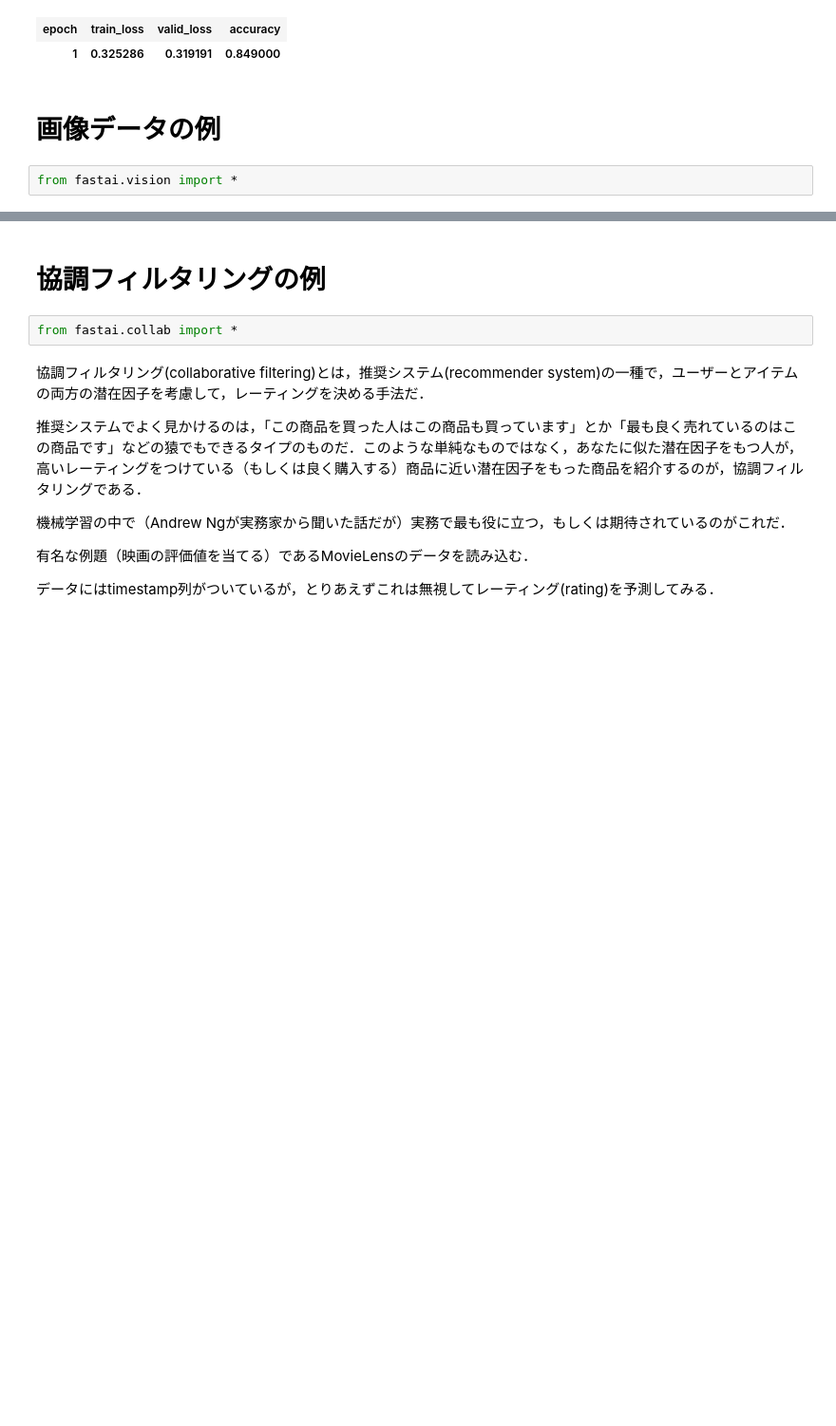
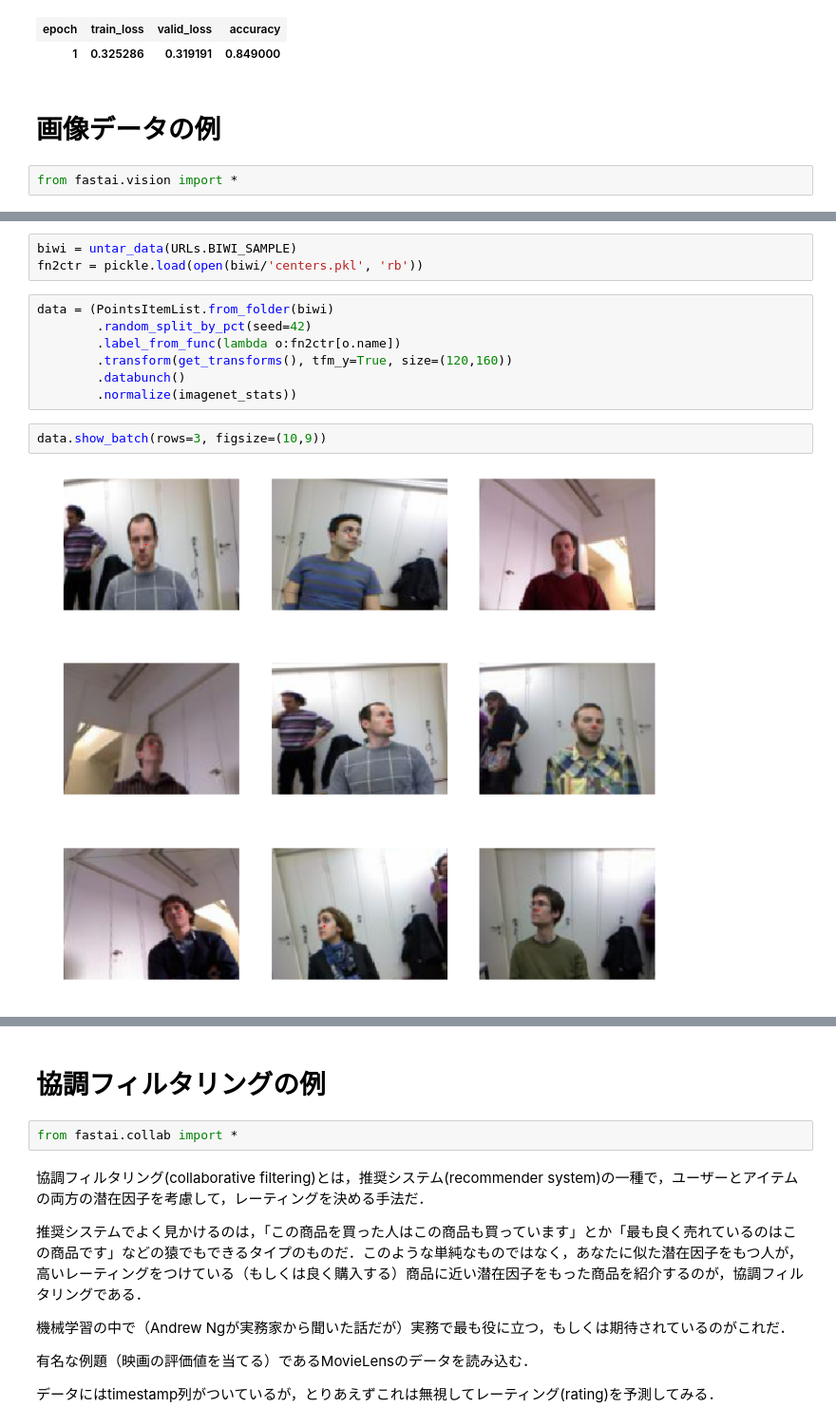
Before and after one commit to mickeykubo/dash, a Jupyter notebook: fastai_training.ipynb, the cells around one changed output, grey strips where cells are left out. Shown at 95% size. Saved outputs shown, nothing was run; the diff lists cells and outputs as text; blank space fills up the shorter version.

```diff
--- a/fastai_training.ipynb
+++ b/fastai_training.ipynb
@@ -410,0 +442,14 @@ Total time: 00:49
+# %%
+biwi = untar_data(URLs.BIWI_SAMPLE)
+fn2ctr = pickle.load(open(biwi/'centers.pkl', 'rb'))
+# %%
+data = (PointsItemList.from_folder(biwi)
+        .random_split_by_pct(seed=42)
+        .label_from_func(lambda o:fn2ctr[o.name])
+        .transform(get_transforms(), tfm_y=True, size=(120,160))
+        .databunch()
+        .normalize(imagenet_stats))
+# %%
+data.show_batch(rows=3, figsize=(10,9))
+# %% [output]
+[figure, added]
```
Also changed, not shown: parts of 17 cells of this notebook.
